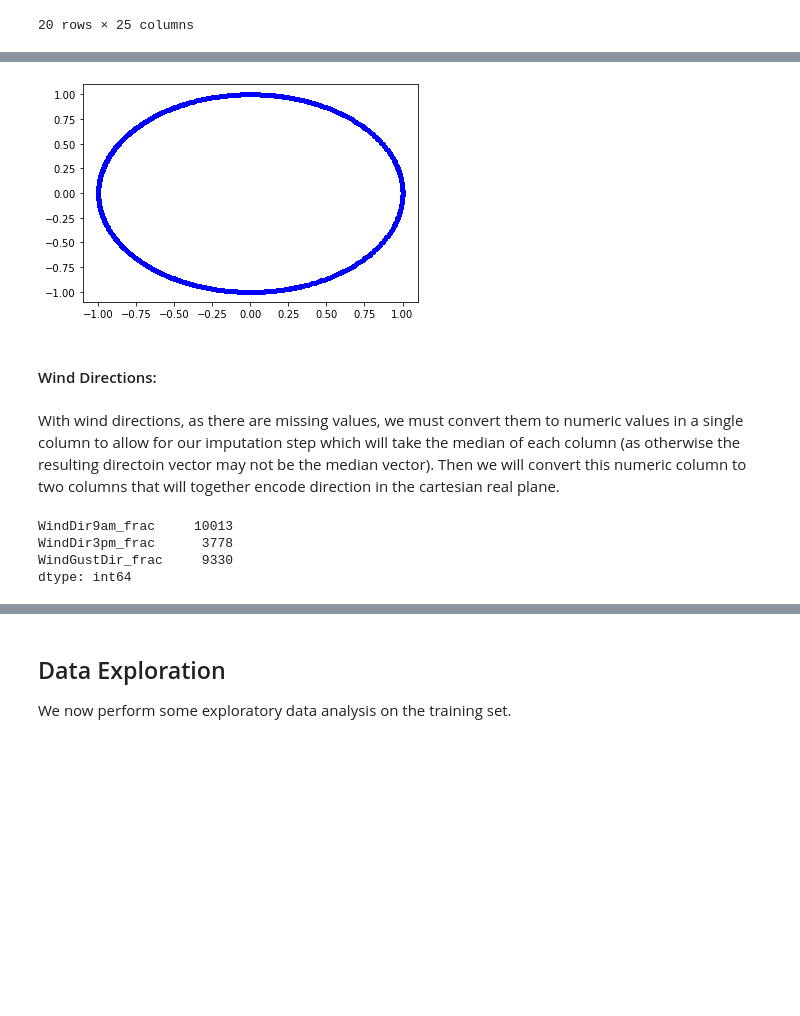
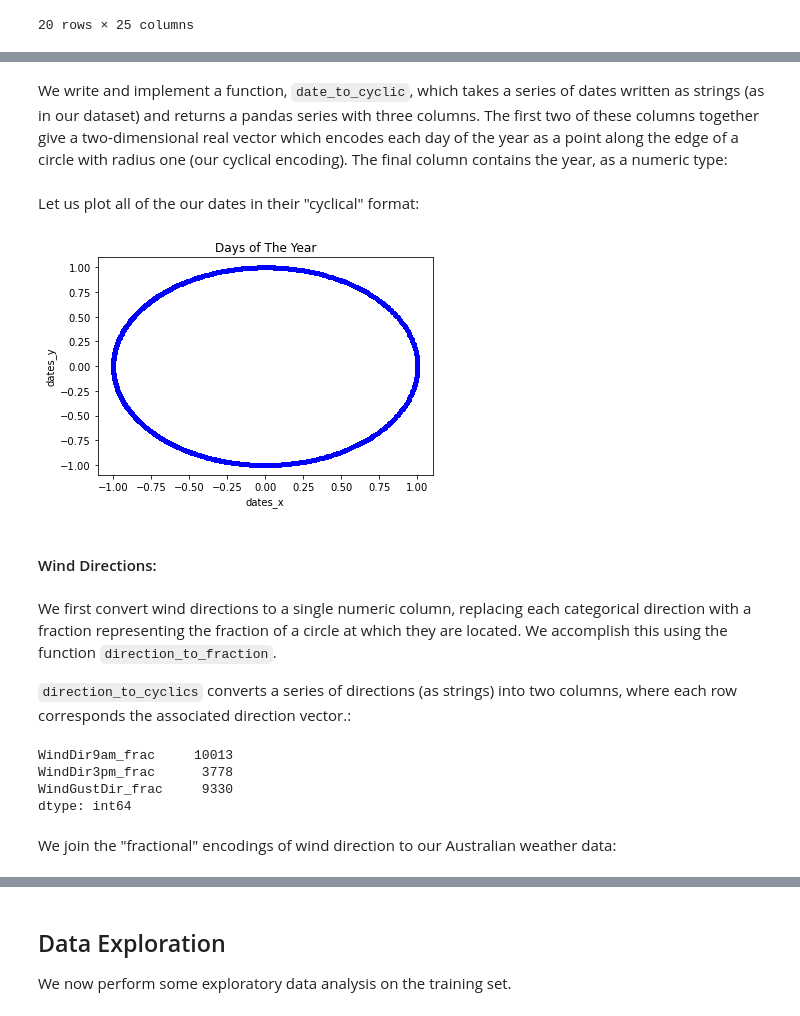
Before and after one commit to Luke-py/Australian-Rainfall, a Jupyter notebook: Australian Rainfall.ipynb, the cells around one changed output, grey strips where cells are left out. Cells and saved outputs as stored; diff of their text form; code cells hidden in the pictures; blank space fills up the shorter version.

```diff
--- a/Australian Rainfall.ipynb
+++ b/Australian Rainfall.ipynb
@@ -386,4 +389,6 @@ aus_weather_df[:][:20]
 #### Dates:
+# %% [markdown]
+We write and implement a function, `date_to_cyclic`, which takes a series of dates written as strings (as in our dataset) and returns a pandas series with three columns. The first two of these columns together give a two-dimensional real vector which encodes each day of the year as a point along the edge of a circle with radius one (our cyclical encoding). The final column contains the year, as a numeric type:
 # %%
 def date_to_cyclic(Series):
     dates = pd.to_datetime(Series)
@@ -401,15 +406,22 @@ def date_to_cyclic(Series):
 
 cyclic_dates = date_to_cyclic(aus_weather_df['Date'])
 aus_weather_df = aus_weather_df.join(cyclic_dates)
+# %% [markdown]
+Let us plot all of the our dates in their "cyclical" format:
 # %%
 plt.plot(aus_weather_df['dates_x'], aus_weather_df['dates_y'], 'b.')
+plt.xlabel('dates_x')
+plt.ylabel('dates_y')
+plt.title('Days of The Year')
 pass
 # %% [output]
-[figure, old version]
+[figure, new version]
 # %% [markdown]
 #### Wind Directions:
 # %% [markdown]
-With wind directions, as there are missing values, we must convert them to numeric values in a single column to allow for our imputation step which will take the median of each column (as otherwise the resulting directoin vector may not be the median vector). Then we will convert this numeric column to two columns that will together encode direction in the cartesian real plane.
+We first convert wind directions to a single numeric column, replacing each categorical direction with a fraction representing the fraction of a circle at which they are located. We accomplish this using the function `direction_to_fraction`.
+
+`direction_to_cyclics` converts a series of directions (as strings) into two columns, where each row corresponds the associated direction vector.:
 # %%
 aus_weather_df['WindGustDir'].unique()
 
@@ -458,6 +469,8 @@ WindDir9am_frac     10013
 WindDir3pm_frac      3778
 WindGustDir_frac     9330
 dtype: int64
+# %% [markdown]
+We join the "fractional" encodings of wind direction to our Australian weather data:
 # %%
 weather_with_wind_frac = aus_weather_df.join(wind_fractions_pd)
 weather_with_wind_frac.drop(['WindDir9am', 'WindDir3pm', 'WindGustDir'], axis = 1, inplace = True)
```
Also changed, not shown: parts of 95 cells of this notebook.
